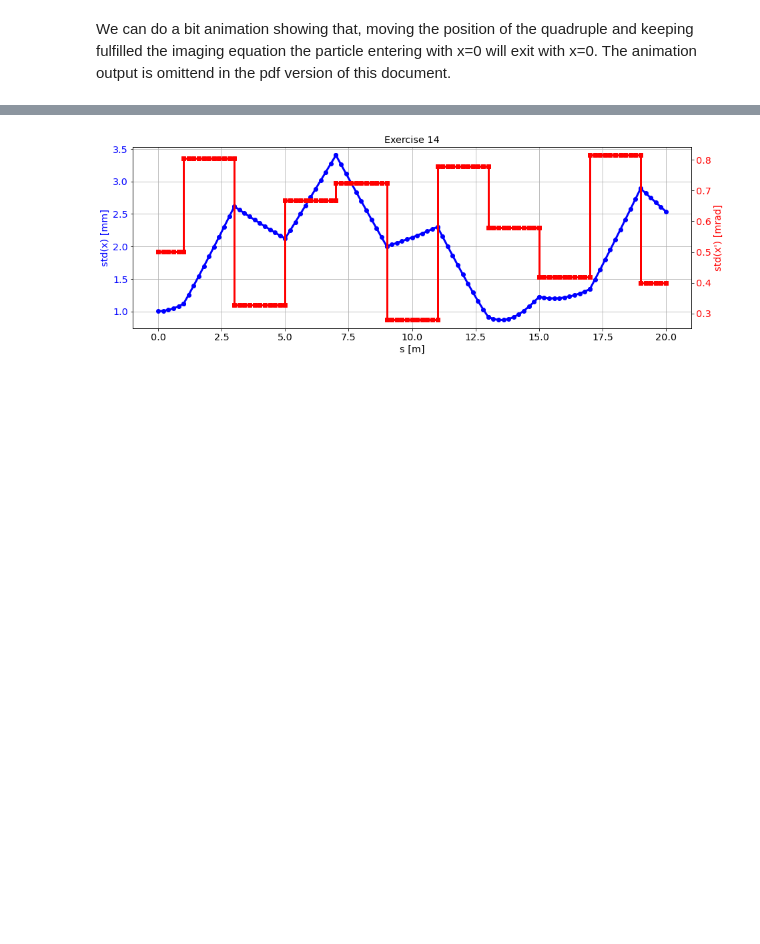
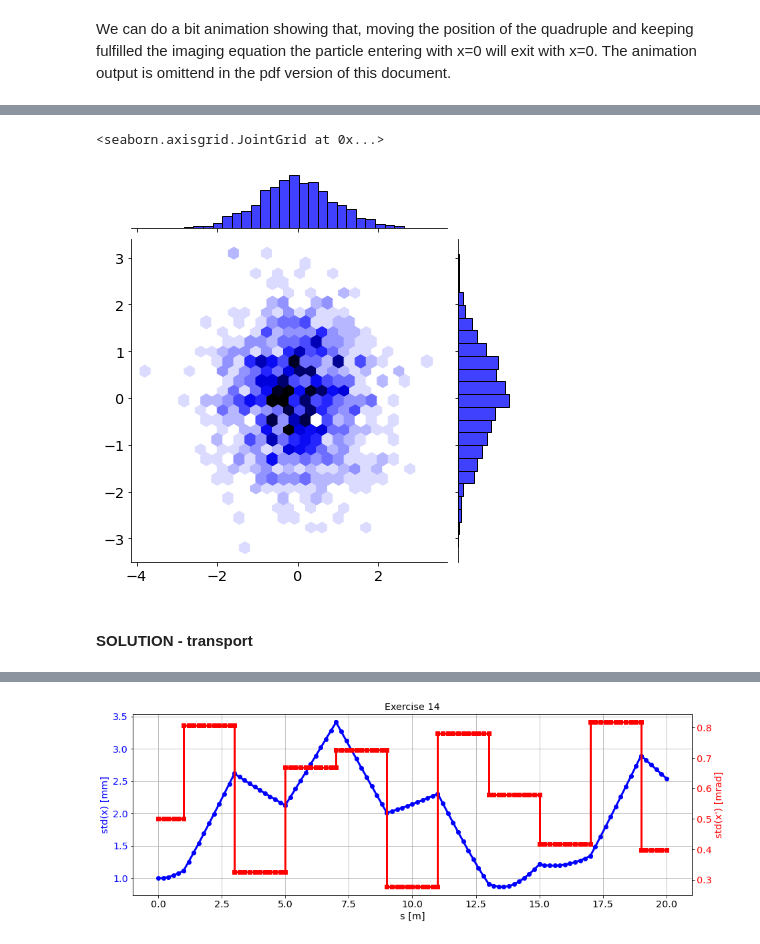
Before and after one commit to cerncas/hands-on-lattice-exercises, a Jupyter notebook: Exercises_Solutions.ipynb, the cells around one changed output, grey strips where cells are left out. Saved outputs shown, nothing was run; the diff lists cells and outputs as text; code cells hidden in the pictures; blank space fills up the shorter version.

```diff
--- a/Exercises_Solutions.ipynb
+++ b/Exercises_Solutions.ipynb
@@ -642,3 +714,11 @@ Now launch 3 particles such that they define a triangle of surface A. Verify tha
+# %%
+import seaborn as sns
+sns.jointplot(x=np.random.randn(1000), y=np.random.randn(1000), kind="hex", color="b")
+# %% [output]
+<seaborn.axisgrid.JointGrid at 0x...>
+[figure, added]
+# %% [markdown]
+#### SOLUTION - transport
 # %%
 Npart = 10000
 beam = np.random.randn(2, Npart)
```
Also changed, not shown: parts of 141 cells of this notebook, 2 other files.
